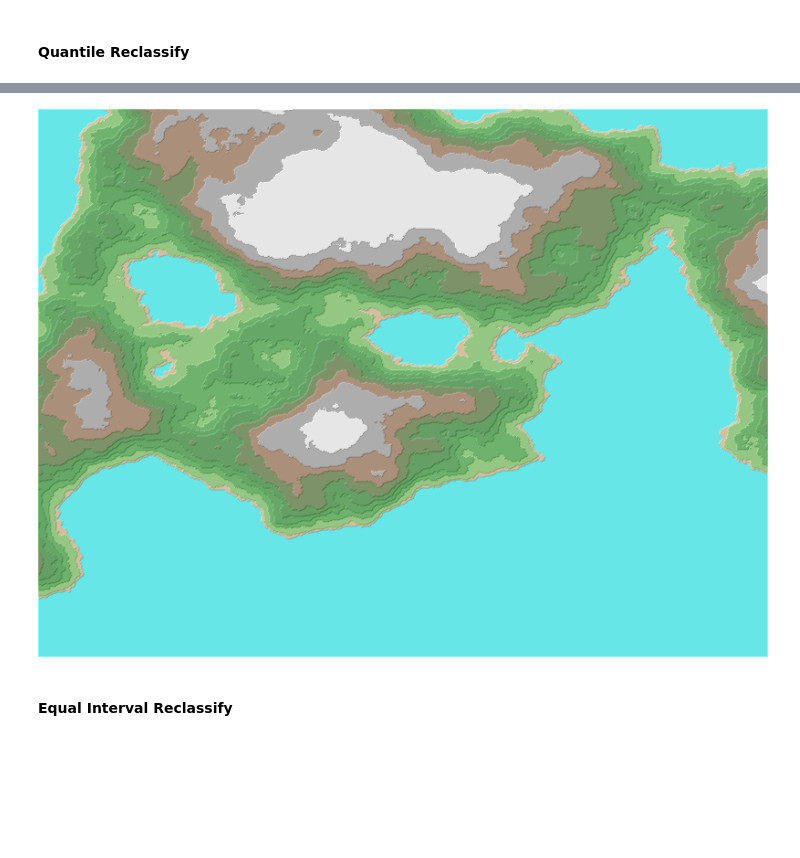
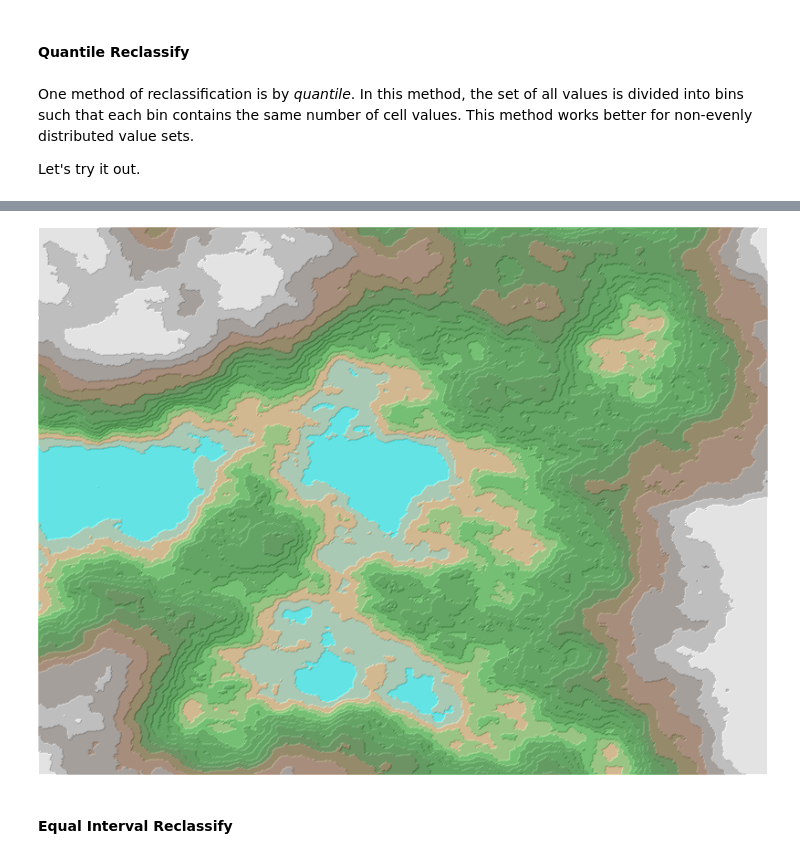
Before and after one commit to makepath/xarray-spatial, a Jupyter notebook: docs/source/user_guide/classification.ipynb, the cells around one changed output, grey strips where cells are left out. Drawn from its saved outputs; the diff is of its cells as text; code cells hidden in the pictures; blank space fills up the shorter version.

```diff
--- a/docs/source/user_guide/classification.ipynb
+++ b/docs/source/user_guide/classification.ipynb
@@ -19,11 +23,19 @@ The rest of the geo-related functions focus on raster data (or rasterized data,
 # %%
 from xrspatial import generate_terrain
+from xrspatial import hillshade
 
 W = 800
 H = 600
 
-cvs = ds.Canvas(plot_width=W, plot_height=H, x_range=(-20e6, 20e6), y_range=(-20e6, 20e6))
-terrain = generate_terrain(canvas=cvs)
+template_terrain = xr.DataArray(np.zeros((H, W)))
+x_range = (-20e6, 20e6)
+y_range = (-20e6, 20e6)
 
-shade(terrain, cmap=['black', 'white'], how='linear')
+terrain = generate_terrain(
+    template_terrain, x_range=x_range, y_range=y_range, seed=1, zfactor=1000
+)
+stack(
+    shade(hillshade(terrain), cmap=["grey", "white"]),
+    shade(terrain, cmap=Elevation, alpha=128),
+)
 # %% [output]
@@ -32,12 +44,18 @@ shade(terrain, cmap=['black', 'white'], how='linear')
 ### Reclassify
 # %% [markdown]
 #### Quantile Reclassify
+# %% [markdown]
+One method of reclassification is by *quantile*. In this method, the set of all values is divided into bins such that each bin contains the same number of cell values. This method works better for non-evenly distributed value sets.
+
+Let's try it out.
 # %%
 from xrspatial import hillshade
 from xrspatial import quantile
 
 qcut_agg = quantile(terrain, k=15)
 
-stack(shade(hillshade(qcut_agg), cmap=['gray', 'white'], alpha=255, how='linear'),
-      shade(qcut_agg,     cmap=Elevation,         alpha=128, how='linear'))
+stack(
+    shade(hillshade(qcut_agg), cmap=["gray", "white"], alpha=255, how="linear"),
+    shade(qcut_agg, cmap=Elevation, alpha=128, how="linear"),
+)
 # %% [output]
@@ -45,3 +62,3 @@ Quantile Warning: Not enough unique valuesfor k classes (using 10 bins)
-[figure, old version]
+[figure, new version]
 # %% [markdown]
 #### Equal Interval Reclassify
```
Also changed, not shown: parts of 16 cells of this notebook, 11 other files.
